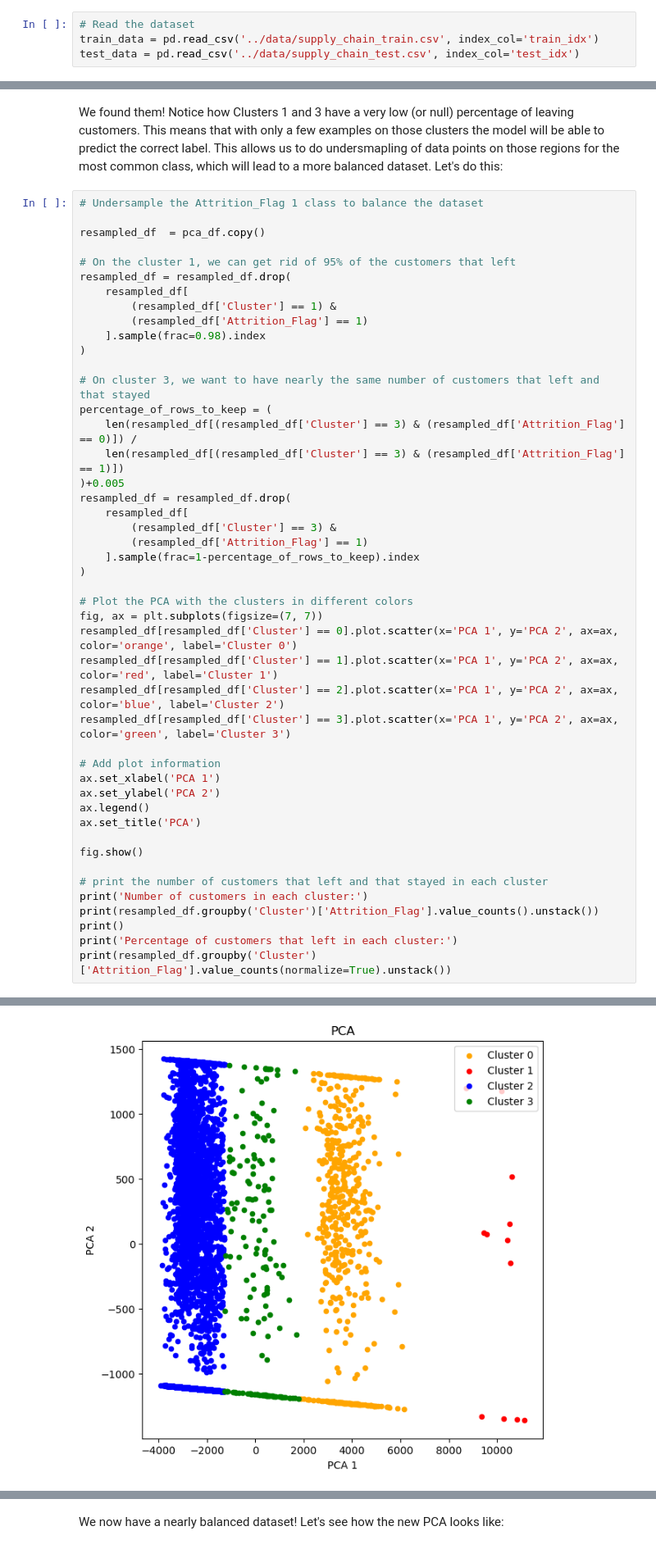
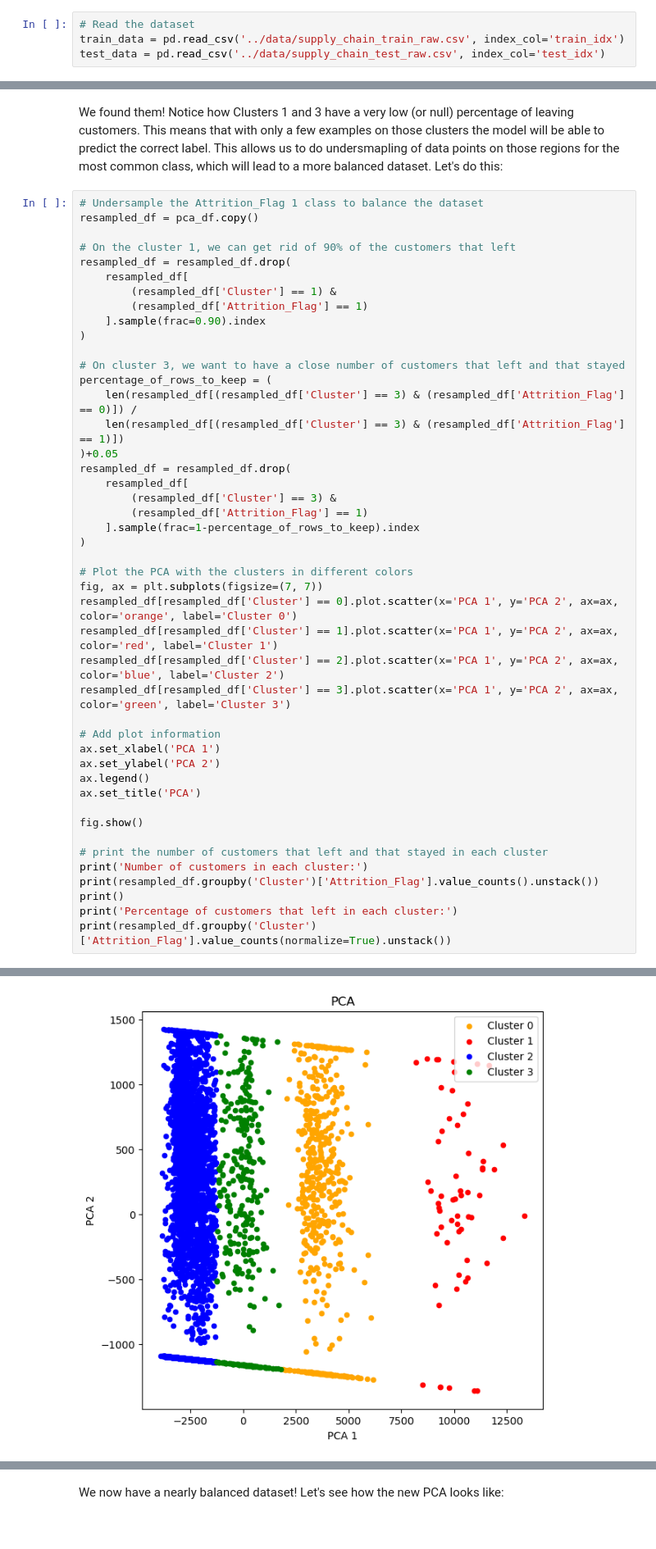
Before and after one commit to GerardCB/nuwe-ds-challenge, a Jupyter notebook: scripts/data_exploration.ipynb, the cells around one changed output, grey strips where cells are left out. Shown at 82% size. Drawn from its saved outputs; the diff is of its cells as text.

```diff
--- a/scripts/data_exploration.ipynb
+++ b/scripts/data_exploration.ipynb
@@ -7,8 +9,8 @@ import pandas as pd
 from matplotlib import pyplot as plt
 # %%
 # Read the dataset
-train_data = pd.read_csv('../data/supply_chain_train.csv', index_col='train_idx')
-test_data = pd.read_csv('../data/supply_chain_test.csv', index_col='test_idx')
+train_data = pd.read_csv('../data/supply_chain_train_raw.csv', index_col='train_idx')
+test_data = pd.read_csv('../data/supply_chain_test_raw.csv', index_col='test_idx')
 # %%
 print('Train data shape: ', train_data.shape)
 print('Test data shape: ', test_data.shape)
@@ -308,22 +293,21 @@ We found them!
 Notice how Clusters 1 and 3 have a very low (or null) percentage of leaving customers. This means that with only a few examples on those clusters the model will be able to predict the correct label. This allows us to do undersmapling of data points on those regions for the most common class, which will lead to a more balanced dataset. Let's do this:
 # %%
 # Undersample the Attrition_Flag 1 class to balance the dataset
+resampled_df = pca_df.copy()
 
-resampled_df  = pca_df.copy()
-
-# On the cluster 1, we can get rid of 95% of the customers that left
+# On the cluster 1, we can get rid of 90% of the customers that left
 resampled_df = resampled_df.drop(
     resampled_df[
         (resampled_df['Cluster'] == 1) &
         (resampled_df['Attrition_Flag'] == 1)
-    ].sample(frac=0.98).index
+    ].sample(frac=0.90).index
 )
 
-# On cluster 3, we want to have nearly the same number of customers that left and that stayed
+# On cluster 3, we want to have a close number of customers that left and that stayed
 percentage_of_rows_to_keep = (
     len(resampled_df[(resampled_df['Cluster'] == 3) & (resampled_df['Attrition_Flag'] == 0)]) /
     len(resampled_df[(resampled_df['Cluster'] == 3) & (resampled_df['Attrition_Flag'] == 1)])
-)+0.005
+)+0.05
 resampled_df = resampled_df.drop(
     resampled_df[
         (resampled_df['Cluster'] == 3) &
@@ -371,4 +355,4 @@ Cluster
-[figure, old version]
+[figure, new version]
 # %%
 print(f'Number of Attrition_Flag 0: {resampled_df.Attrition_Flag.value_counts()[0]} ({resampled_df.Attrition_Flag.value_counts()[0]/len(resampled_df)*100:.2f}%)')
 print(f'Number of Attrition_Flag 1: {resampled_df.Attrition_Flag.value_counts()[1]} ({resampled_df.Attrition_Flag.value_counts()[1]/len(resampled_df)*100:.2f}%)')
```
Also changed, not shown: parts of 12 cells of this notebook, 18 other files.
